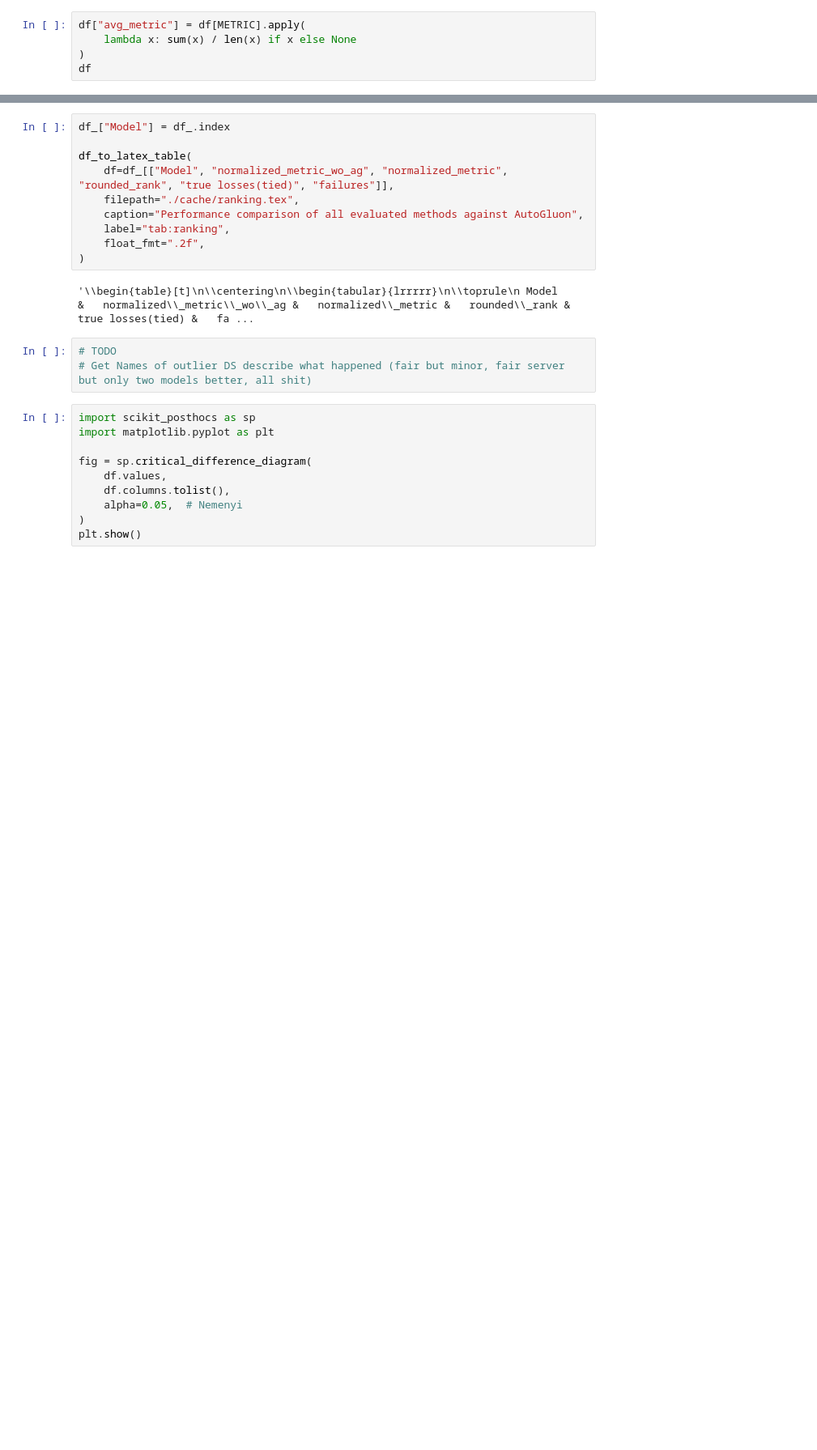
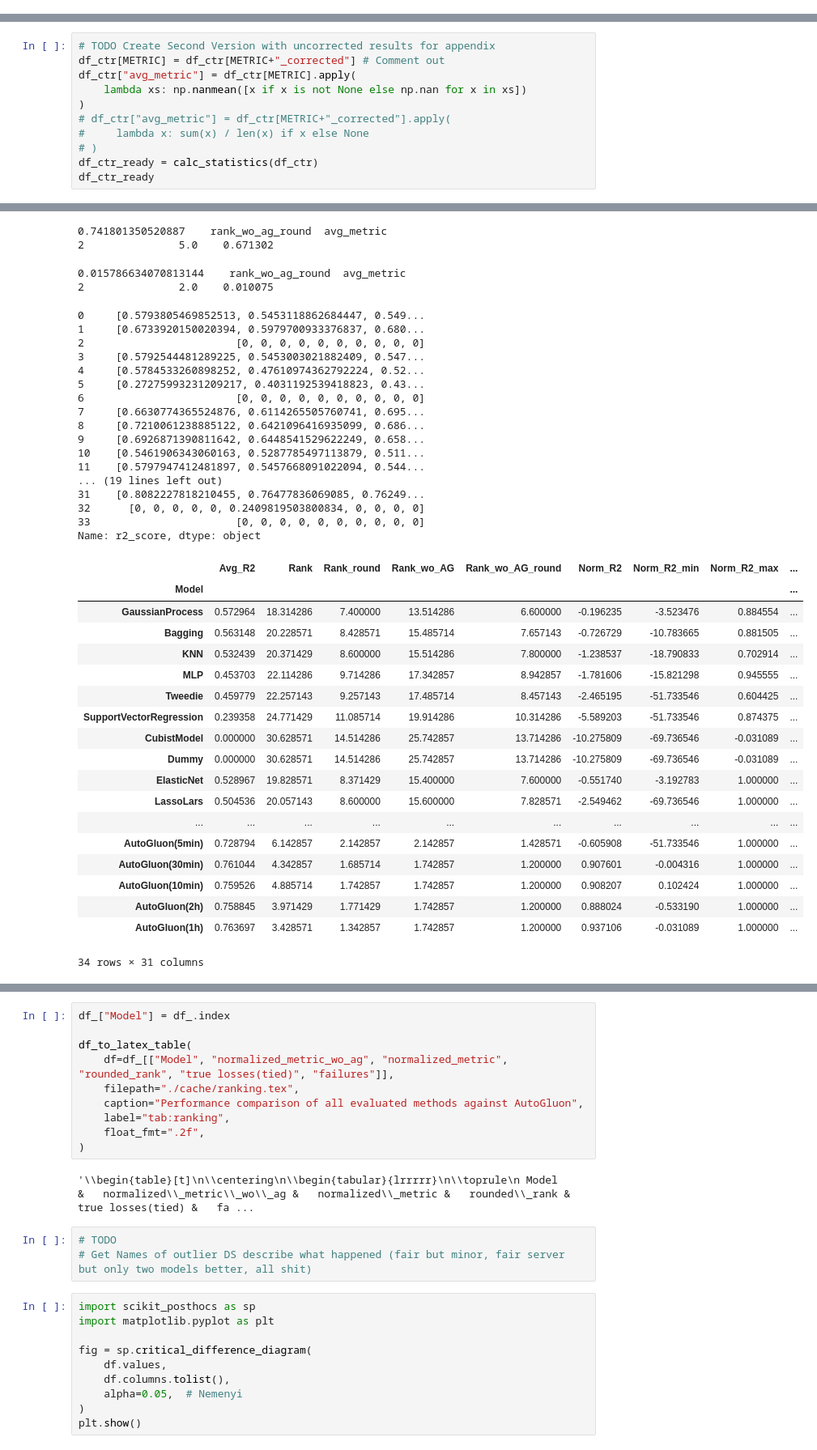
Before and after one commit to JP-SystemsX/AutoViMet, a Jupyter notebook: analysis/performance_comparison.ipynb, the cells around one changed output, grey strips where cells are left out. Shown at 81% size. Cells and saved outputs as stored; diff of their text form; blank space fills up the shorter version.

```diff
--- a/analysis/performance_comparison.ipynb
+++ b/analysis/performance_comparison.ipynb
@@ -68,6 +95 @@ SupportVectorRegression     9
 Name: count, dtype: int64
-# %%
-df["avg_metric"] = df[METRIC].apply(
-    lambda x: sum(x) / len(x) if x else None
-)
-df
@@ -221,0 +265,12 @@ df_.sort_values(by=["normalized_metric_wo_ag", "rank"])
+# %%
+# TODO Create Second Version with uncorrected results for appendix
+df_ctr[METRIC] = df_ctr[METRIC+"_corrected"] # Comment out
+df_ctr["avg_metric"] = df_ctr[METRIC].apply(
+    lambda xs: np.nanmean([x if x is not None else np.nan for x in xs])
+)
+# df_ctr["avg_metric"] = df_ctr[METRIC+"_corrected"].apply(
+#     lambda x: sum(x) / len(x) if x else None
+# )
+df_ctr_ready = calc_statistics(df_ctr)
+df_ctr_ready
+# %% [output]
@@ -221,0 +281,40 @@ df_.sort_values(by=["normalized_metric_wo_ag", "rank"])
+0.741801350520887    rank_wo_ag_round  avg_metric
+2               5.0    0.671302
+0.015786634070813144    rank_wo_ag_round  avg_metric
+2               2.0    0.010075
+0     [0.5793805469852513, 0.5453118862684447, 0.549...
+1     [0.6733920150020394, 0.5979700933376837, 0.680...
+2                        [0, 0, 0, 0, 0, 0, 0, 0, 0, 0]
+3     [0.5792544481289225, 0.5453003021882409, 0.547...
+4     [0.5784533260898252, 0.47610974362792224, 0.52...
+5     [0.27275993231209217, 0.4031192539418823, 0.43...
+6                        [0, 0, 0, 0, 0, 0, 0, 0, 0, 0]
+7     [0.6630774365524876, 0.6114265505760741, 0.695...
+8     [0.7210061238885122, 0.6421096416935099, 0.686...
+9     [0.6926871390811642, 0.6448541529622249, 0.658...
+10    [0.5461906343060163, 0.5287785497113879, 0.511...
+11    [0.5797947412481897, 0.5457668091022094, 0.544...
+... (19 lines left out)
+31    [0.8082227818210455, 0.76477836069085, 0.76249...
+32      [0, 0, 0, 0, 0, 0.2409819503800834, 0, 0, 0, 0]
+33                       [0, 0, 0, 0, 0, 0, 0, 0, 0, 0]
+Name: r2_score, dtype: object
+|  | Avg_R2 | Rank | Rank_round | Rank_wo_AG | Rank_wo_AG_round | Norm_R2 | Norm_R2_min | Norm_R2_max | ... |
+| Model |  |  |  |  |  |  |  |  | ... |
+| GaussianProcess | 0.572964 | 18.314286 | 7.400000 | 13.514286 | 6.600000 | -0.196235 | -3.523476 | 0.884554 | ... |
+| Bagging | 0.563148 | 20.228571 | 8.428571 | 15.485714 | 7.657143 | -0.726729 | -10.783665 | 0.881505 | ... |
+| KNN | 0.532439 | 20.371429 | 8.600000 | 15.514286 | 7.800000 | -1.238537 | -18.790833 | 0.702914 | ... |
+| MLP | 0.453703 | 22.114286 | 9.714286 | 17.342857 | 8.942857 | -1.781606 | -15.821298 | 0.945555 | ... |
+| Tweedie | 0.459779 | 22.257143 | 9.257143 | 17.485714 | 8.457143 | -2.465195 | -51.733546 | 0.604425 | ... |
+| SupportVectorRegression | 0.239358 | 24.771429 | 11.085714 | 19.914286 | 10.314286 | -5.589203 | -51.733546 | 0.874375 | ... |
+| CubistModel | 0.000000 | 30.628571 | 14.514286 | 25.742857 | 13.714286 | -10.275809 | -69.736546 | -0.031089 | ... |
+| Dummy | 0.000000 | 30.628571 | 14.514286 | 25.742857 | 13.714286 | -10.275809 | -69.736546 | -0.031089 | ... |
+| ElasticNet | 0.528967 | 19.828571 | 8.371429 | 15.400000 | 7.600000 | -0.551740 | -3.192783 | 1.000000 | ... |
+| LassoLars | 0.504536 | 20.057143 | 8.600000 | 15.600000 | 7.828571 | -2.549462 | -69.736546 | 1.000000 | ... |
+| ... | ... | ... | ... | ... | ... | ... | ... | ... | ... |
+| AutoGluon(5min) | 0.728794 | 6.142857 | 2.142857 | 2.142857 | 1.428571 | -0.605908 | -51.733546 | 1.000000 | ... |
+| AutoGluon(30min) | 0.761044 | 4.342857 | 1.685714 | 1.742857 | 1.200000 | 0.907601 | -0.004316 | 1.000000 | ... |
+| AutoGluon(10min) | 0.759526 | 4.885714 | 1.742857 | 1.742857 | 1.200000 | 0.908207 | 0.102424 | 1.000000 | ... |
+| AutoGluon(2h) | 0.758845 | 3.971429 | 1.771429 | 1.742857 | 1.200000 | 0.888024 | -0.533190 | 1.000000 | ... |
+| AutoGluon(1h) | 0.763697 | 3.428571 | 1.342857 | 1.742857 | 1.200000 | 0.937106 | -0.031089 | 1.000000 | ... |
+34 rows × 31 columns
```
Also changed, not shown: parts of 12 cells of this notebook, 6 other files.
